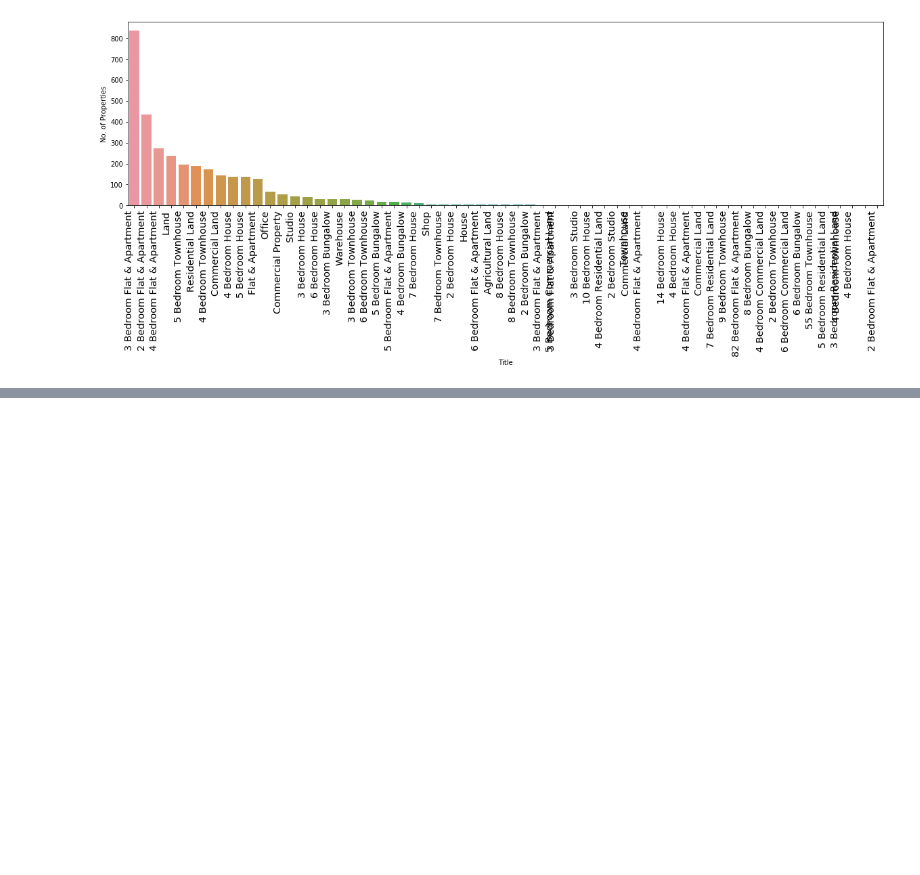
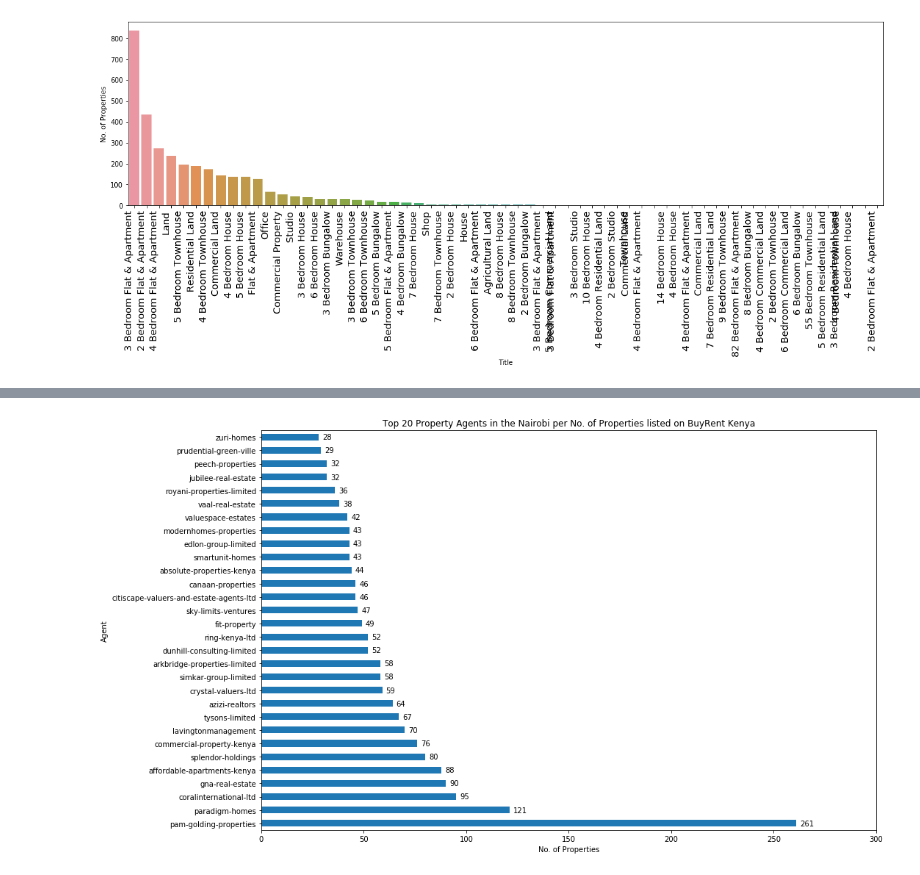
Before and after one commit to LangatGilbert/100daysofcode, a Jupyter notebook: webscraping/NBO_property_market_analysis.ipynb, the cells around one changed output, grey strips where cells are left out. Saved outputs shown, nothing was run; the diff lists cells and outputs as text; code cells hidden in the pictures; blank space fills up the shorter version.

```diff
--- a/webscraping/NBO_property_market_analysis.ipynb
+++ b/webscraping/NBO_property_market_analysis.ipynb
@@ -88,3 +95,11 @@ plt.xticks(
         51, 52, 53, 54, 55, 56, 57, 58, 59, 60]),
  <a list of 61 Text xticklabel objects>)
 [figure]
+# %%
+#aggregate per the property title and compute the mean , max , min and count per group
+agg_agent_df = df.groupby('agent').agg({'price':['count','mean','max','min']})
+agg_agent_df.columns = ["_".join(x) for x in agg_agent_df.columns.ravel()]
+agg_agent_df= agg_agent_df.reset_index()
+# %%
+#sorting the properties in descending order
+agg_agent_df_sorted = agg_agent_df.sort_values(by='price_count', ascending = False)
@@ -90,0 +140,57 @@ plt.xticks(
+# %%
+agent_ = agg_agent_df_sorted.head(30)
+
+# Bring some raw data.
+frequencies = agent_['price_count']
+
+# In my original code I create a series and run on that,
+# so for consistency I create a series from the list.
+#freq_series = pd.Series.from_array(frequencies)
+
+y_labels = agent_['agent']
+
+# Plot the figure.
+plt.figure(figsize=(15, 10))
+ax = frequencies.plot(kind='barh')
+ax.set_title('Top 20 Property Agents in the Nairobi per No. of Properties listed on BuyRent Kenya')
+ax.set_xlabel('No. of Properties')
+ax.set_ylabel('Agent')
+ax.set_yticklabels(y_labels)
+ax.set_xlim(0, 300) # expand xlim to make labels easier to read
+
+rects = ax.patches
+
+# For each bar: Place a label
+for rect in rects:
+    # Get X and Y placement of label from rect.
+    x_value = rect.get_width()
+    y_value = rect.get_y() + rect.get_height() / 2
+
+      # Number of points between bar and label. Change to your liking.
+    space = 5
+    # Vertical alignment for positive values
+    ha = 'left'
+
+    # If value of bar is negative: Place label left of bar
+    if x_value < 0:
+        # Invert space to place label to the left
+        space *= -1
+        # Horizontally align label at right
+        ha = 'right'
+
+    # Use X value as label and format number with one decimal place
+    label = "{:.0f}".format(x_value)
+
+    # Create annotation
+    plt.annotate(
+        label,                      # Use `label` as label
+        (x_value, y_value),         # Place label at end of the bar
+        xytext=(space, 0),          # Horizontally shift label by `space`
+        textcoords="offset points", # Interpret `xytext` as offset in points
+        va='center',                # Vertically center label
+        ha=ha)                      # Horizontally align label differently for
+                                    # positive and negative values.
+
+plt.savefig("agents_in_nairobi.png")
+# %% [output]
+[figure, added]
```
Also changed, not shown: parts of 3 cells of this notebook, 1 other file.
